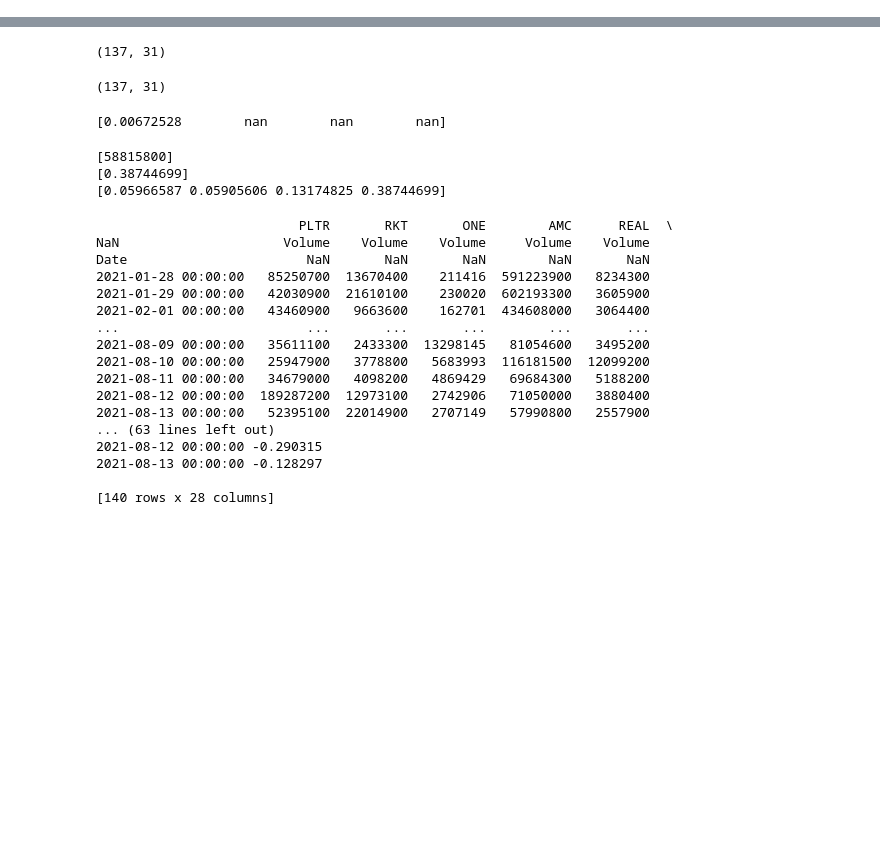
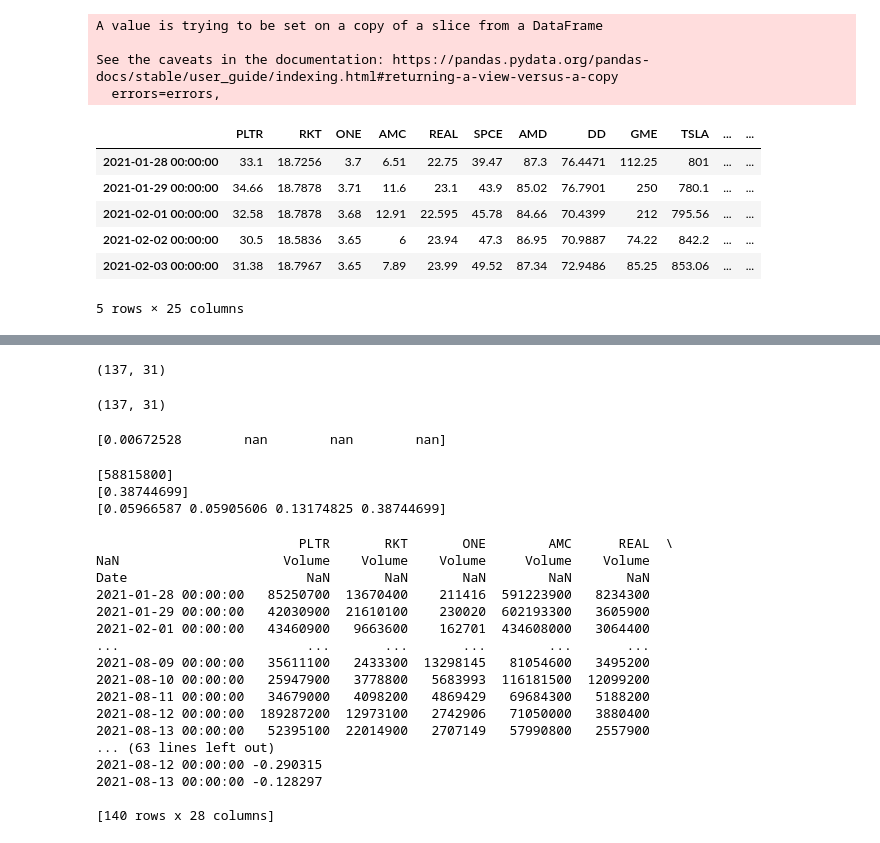
Before and after one commit to anandbhavsar01/wsb-stock-prediction, a Jupyter notebook: NN_analysis_clary.ipynb, the cells around one changed output, grey strips where cells are left out. Saved outputs shown, nothing was run; the diff lists cells and outputs as text; code cells hidden in the pictures; blank space fills up the shorter version.

```diff
--- a/NN_analysis_clary.ipynb
+++ b/NN_analysis_clary.ipynb
@@ -44 +58,23 @@ daily_return_open2close["sum_ratio"] = ((close_price - open_price)/open_price).s
+# %%
+#  trying to see if any of this works
+volume.drop(volume.index[0], inplace=True)
+#volume.head(5)
+
+high.drop(high.index[0], inplace=True)
+#high.head(5)
+
+low.drop(low.index[0], inplace=True)
+low.head(5)
+# %% [output]
+A value is trying to be set on a copy of a slice from a DataFrame
+
+See the caveats in the documentation: https://pandas.pydata.org/pandas-docs/stable/user_guide/indexing.html#returning-a-view-versus-a-copy
+  errors=errors,
+|  | PLTR | RKT | ONE | AMC | REAL | SPCE | AMD | DD | GME | TSLA | ... | ... |
+| 2021-01-28 00:00:00 | 33.1 | 18.7256 | 3.7 | 6.51 | 22.75 | 39.47 | 87.3 | 76.4471 | 112.25 | 801 | ... | ... |
+| 2021-01-29 00:00:00 | 34.66 | 18.7878 | 3.71 | 11.6 | 23.1 | 43.9 | 85.02 | 76.7901 | 250 | 780.1 | ... | ... |
+| 2021-02-01 00:00:00 | 32.58 | 18.7878 | 3.68 | 12.91 | 22.595 | 45.78 | 84.66 | 70.4399 | 212 | 795.56 | ... | ... |
+| 2021-02-02 00:00:00 | 30.5 | 18.5836 | 3.65 | 6 | 23.94 | 47.3 | 86.95 | 70.9887 | 74.22 | 842.2 | ... | ... |
+| 2021-02-03 00:00:00 | 31.38 | 18.7967 | 3.65 | 7.89 | 23.99 | 49.52 | 87.34 | 72.9486 | 85.25 | 853.06 | ... | ... |
+5 rows × 25 columns
 # %%
```
Also changed, not shown: parts of 18 cells of this notebook, 8 other files.
